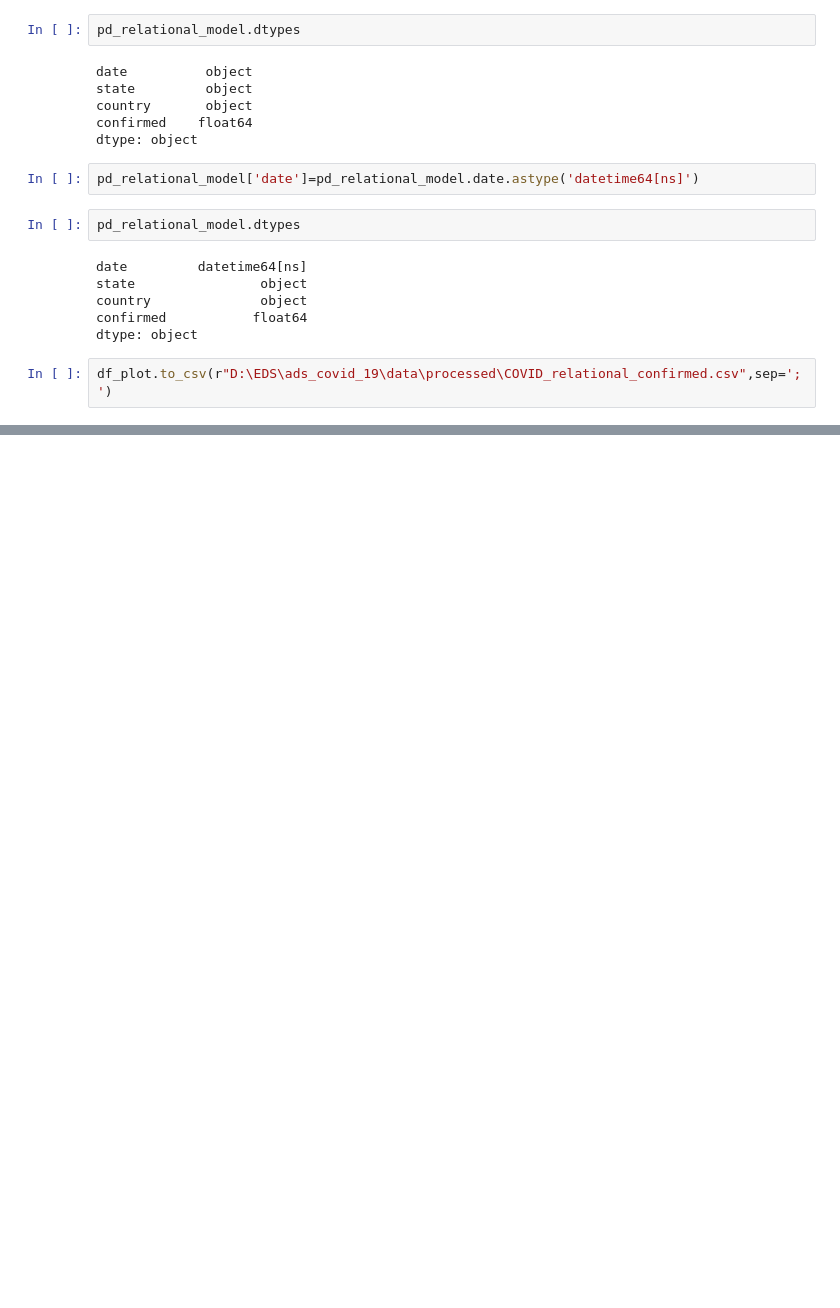
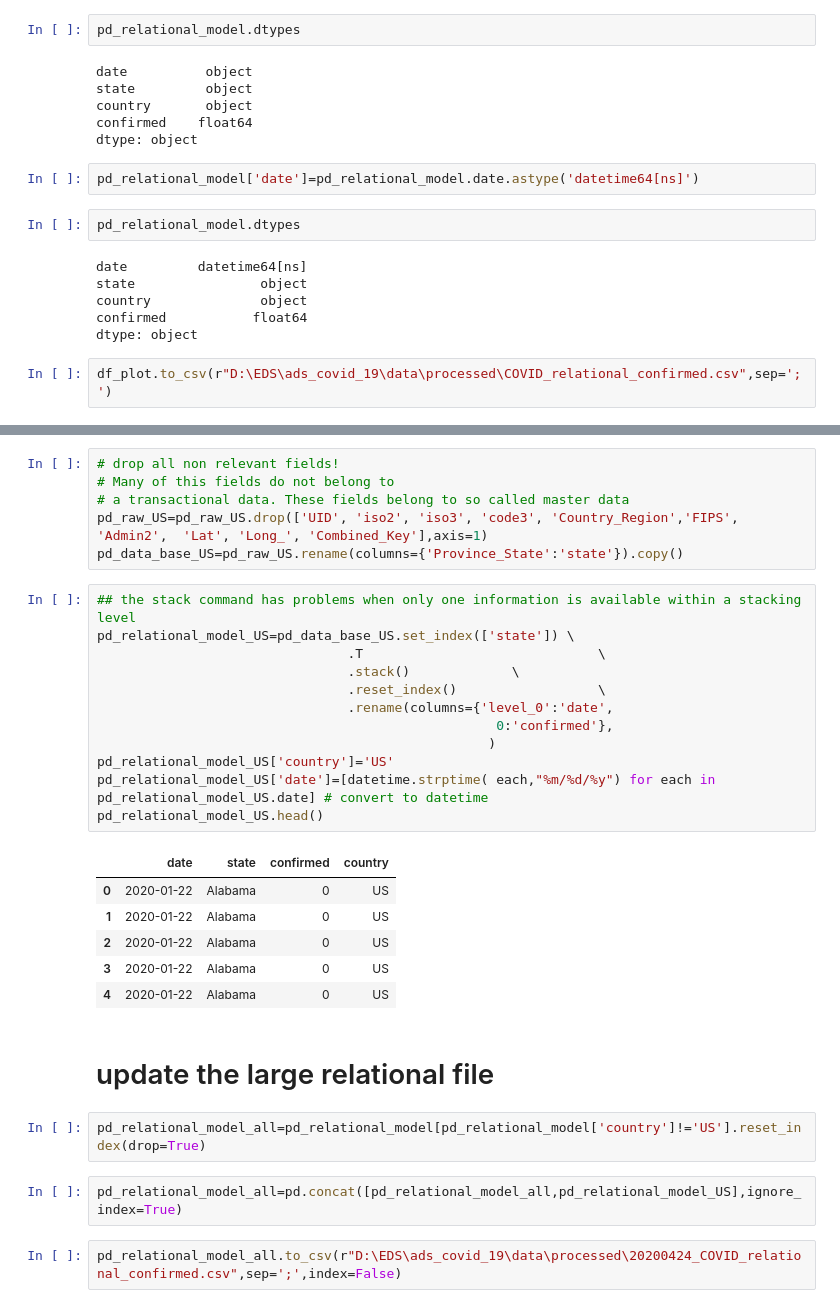
Before and after one commit to ArpitShah96/EDS, a Jupyter notebook: ads_covid_19/notebooks/Data_Preparation.ipynb, the cells around one changed output, grey strips where cells are left out. Saved outputs shown, nothing was run; the diff lists cells and outputs as text; blank space fills up the shorter version.

```diff
--- a/ads_covid_19/notebooks/Data_Preparation.ipynb
+++ b/ads_covid_19/notebooks/Data_Preparation.ipynb
@@ -196,0 +229,33 @@ df_plot.to_csv(r"D:\EDS\ads_covid_19\data\processed\COVID_relational_confirmed.c
+# %%
+# drop all non relevant fields!
+# Many of this fields do not belong to
+# a transactional data. These fields belong to so called master data
+pd_raw_US=pd_raw_US.drop(['UID', 'iso2', 'iso3', 'code3', 'Country_Region','FIPS', 'Admin2',  'Lat', 'Long_', 'Combined_Key'],axis=1)
+pd_data_base_US=pd_raw_US.rename(columns={'Province_State':'state'}).copy()
+# %%
+## the stack command has problems when only one information is available within a stacking level
+pd_relational_model_US=pd_data_base_US.set_index(['state']) \
+                                .T                              \
+                                .stack()             \
+                                .reset_index()                  \
+                                .rename(columns={'level_0':'date',
+                                                   0:'confirmed'},
+                                                  )
+pd_relational_model_US['country']='US'
+pd_relational_model_US['date']=[datetime.strptime( each,"%m/%d/%y") for each in pd_relational_model_US.date] # convert to datetime
+pd_relational_model_US.head()
+# %% [output]
+|  | date | state | confirmed | country |
+| 0 | 2020-01-22 | Alabama | 0 | US |
+| 1 | 2020-01-22 | Alabama | 0 | US |
+| 2 | 2020-01-22 | Alabama | 0 | US |
+| 3 | 2020-01-22 | Alabama | 0 | US |
+| 4 | 2020-01-22 | Alabama | 0 | US |
+# %% [markdown]
+# update the large relational file
+# %%
+pd_relational_model_all=pd_relational_model[pd_relational_model['country']!='US'].reset_index(drop=True)
+# %%
+pd_relational_model_all=pd.concat([pd_relational_model_all,pd_relational_model_US],ignore_index=True)
+# %%
+pd_relational_model_all.to_csv(r"D:\EDS\ads_covid_19\data\processed\20200424_COVID_relational_confirmed.csv",sep=';',index=False)
```
Also changed, not shown: parts of 16 cells of this notebook, 5 other files.
